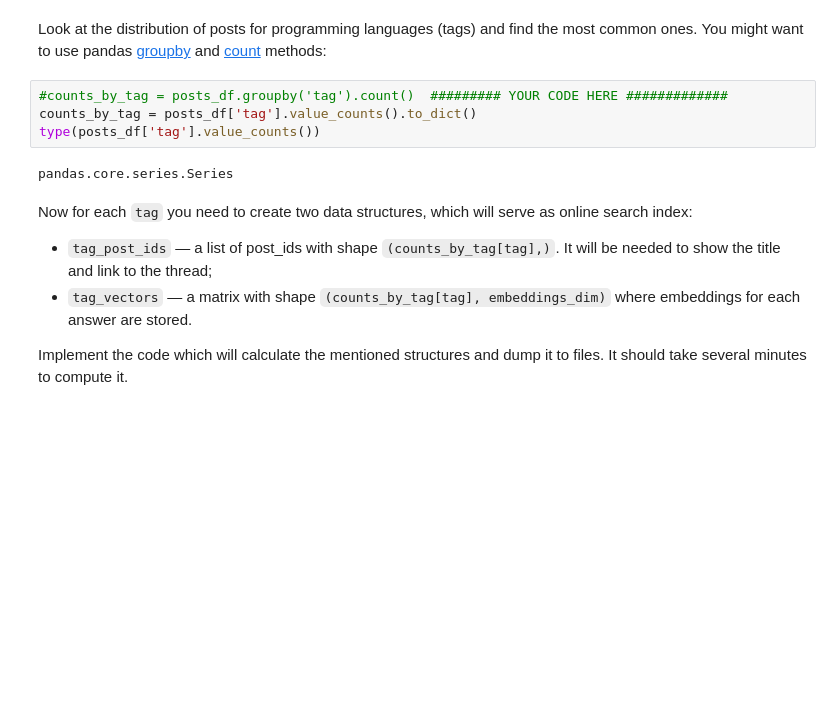
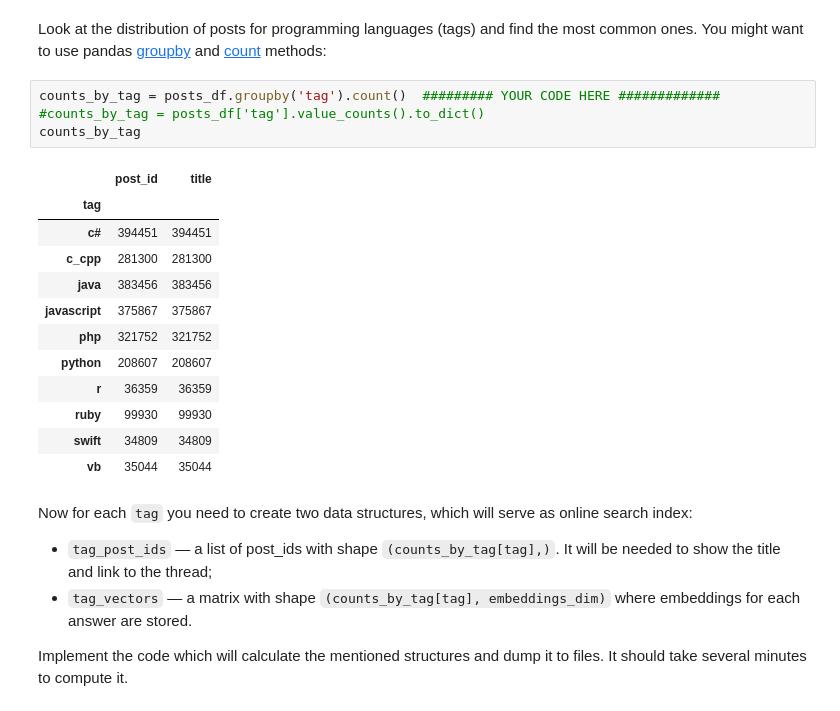
Before and after one commit to ninasujit2016/sequence-labeler, a Jupyter notebook: Copy_of_week5_project.ipynb, the cells around one changed output. Saved outputs shown, nothing was run; the diff lists cells and outputs as text; blank space fills up the shorter version.

```diff
--- a/Copy_of_week5_project.ipynb
+++ b/Copy_of_week5_project.ipynb
@@ -338,11 +338,22 @@ posts_df = pd.read_csv('data/tagged_posts.tsv', sep='\t')
 Look at the distribution of posts for programming languages (tags) and find the most common ones.
 You might want to use pandas [groupby](https://pandas.pydata.org/pandas-docs/stable/generated/pandas.DataFrame.groupby.html) and [count](https://pandas.pydata.org/pandas-docs/stable/generated/pandas.DataFrame.count.html) methods:
 # %%
-#counts_by_tag = posts_df.groupby('tag').count()  ######### YOUR CODE HERE #############
-counts_by_tag = posts_df['tag'].value_counts().to_dict()
-type(posts_df['tag'].value_counts())
+counts_by_tag = posts_df.groupby('tag').count()  ######### YOUR CODE HERE #############
+#counts_by_tag = posts_df['tag'].value_counts().to_dict()
+counts_by_tag
 # %% [output]
-pandas.core.series.Series
+|  | post_id | title |
+| tag |  |  |
+| c# | 394451 | 394451 |
+| c_cpp | 281300 | 281300 |
+| java | 383456 | 383456 |
+| javascript | 375867 | 375867 |
+| php | 321752 | 321752 |
+| python | 208607 | 208607 |
+| r | 36359 | 36359 |
+| ruby | 99930 | 99930 |
+| swift | 34809 | 34809 |
+| vb | 35044 | 35044 |
 # %% [markdown]
 Now for each `tag` you need to create two data structures, which will serve as online search index:
 * `tag_post_ids` — a list of post_ids with shape `(counts_by_tag[tag],)`. It will be needed to show the title and link to the thread;
```
Also changed, not shown: parts of 1 cell of this notebook.
